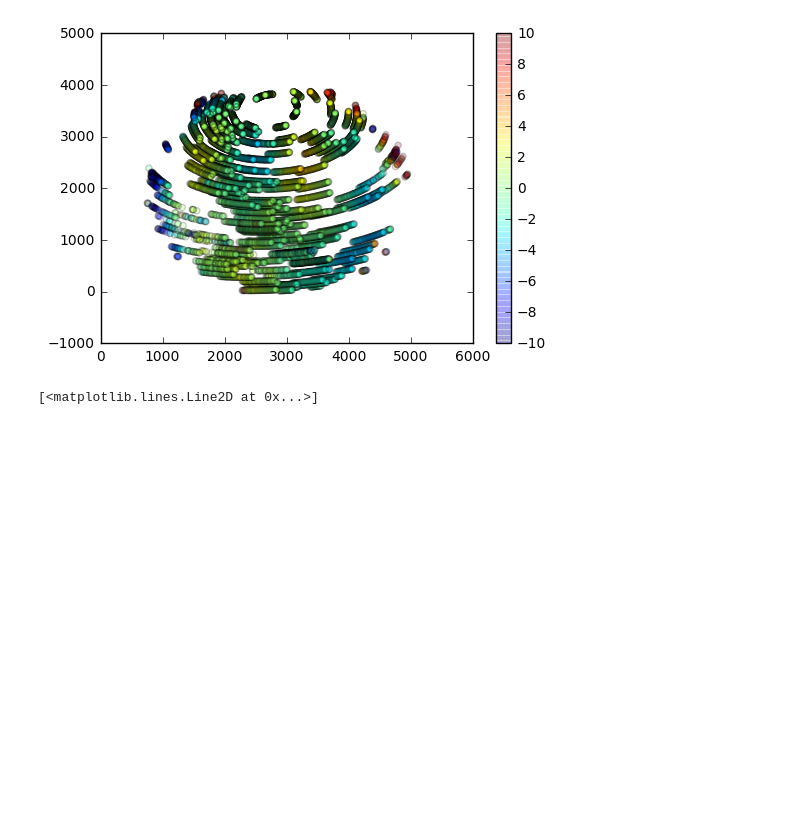
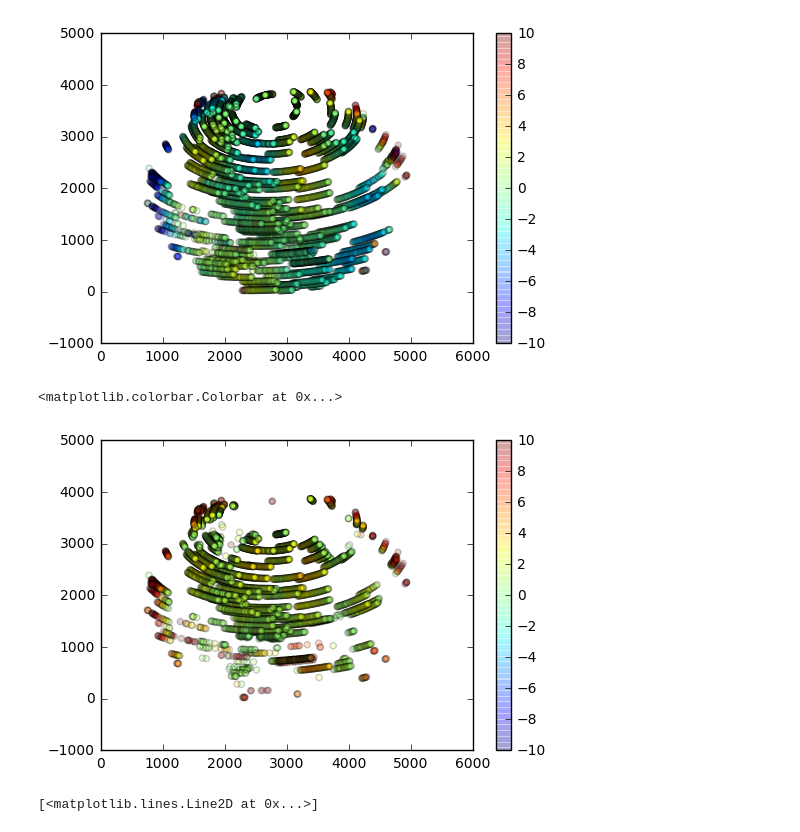
Before and after one commit to lsst/all_sky_phot, a Jupyter notebook: data/test_cat_matching.ipynb, the cells around one changed output. Drawn from its saved outputs; the diff is of its cells as text; code cells hidden in the pictures; blank space fills up the shorter version.

```diff
--- a/data/test_cat_matching.ipynb
+++ b/data/test_cat_matching.ipynb
@@ -229,6 +269,13 @@ plt.colorbar()
 # %% [output]
 <matplotlib.colorbar.Colorbar at 0x...>
 [figure]
+# %%
+resid = ((phot_array['xcenter'][good]-x)**2+(phot_array['ycenter'][good]-y))**0.5
+plt.scatter(x,y,c=resid, vmin=-10, vmax=10, alpha=.2)
+plt.colorbar()
+# %% [output]
+<matplotlib.colorbar.Colorbar at 0x...>
+[figure, added]
 # %%
 plt.plot(phot_array['xcenter'][good], phot_array['xcenter'][good]-x, 'ko', alpha=.1)
 # %% [output]
```
Also changed, not shown: parts of 15 cells of this notebook, 4 other files.
